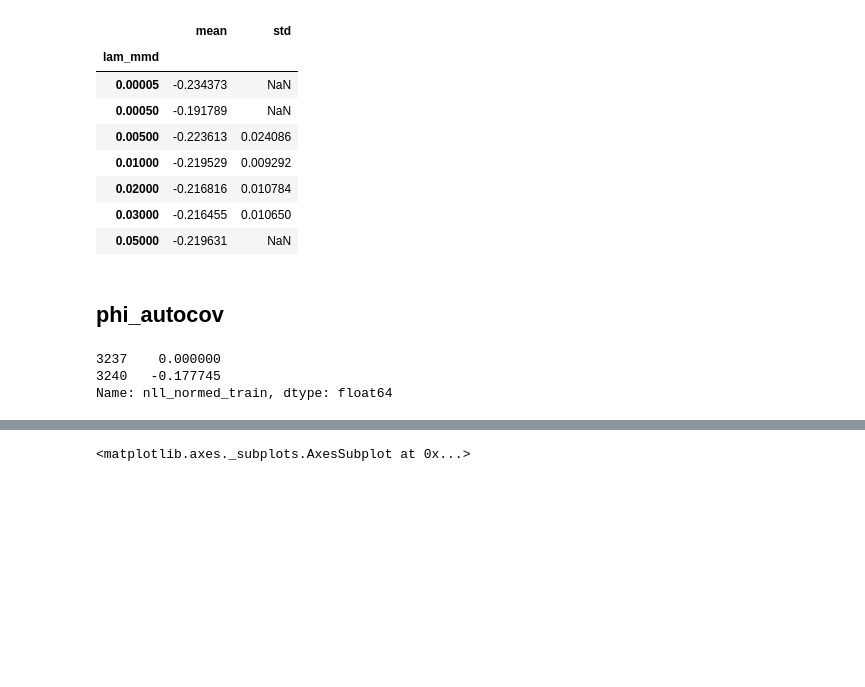
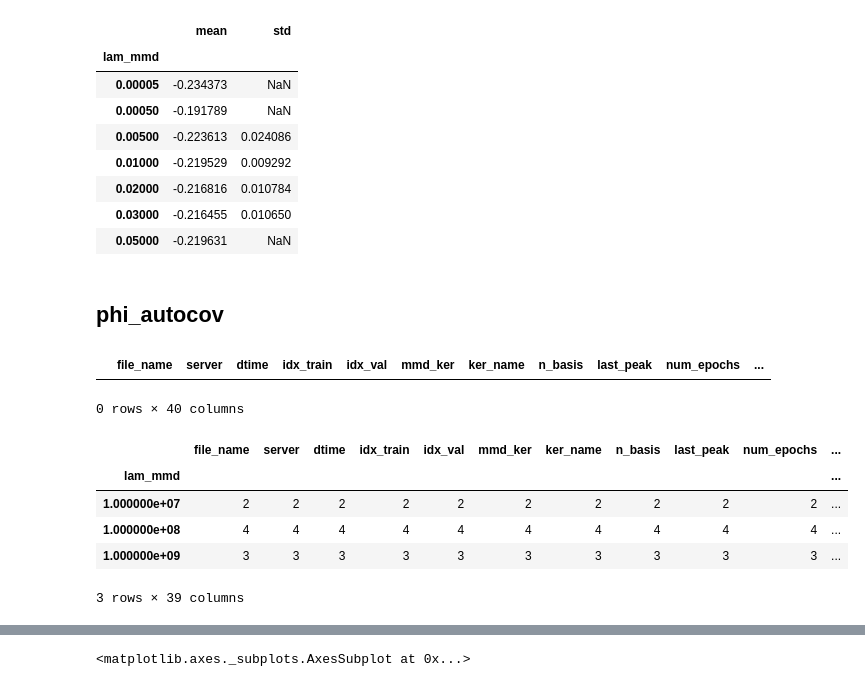
Before and after one commit to diegoarri91/mmd-glm, a Jupyter notebook: experiments/figure4/analysis.ipynb, the cells around one changed output, grey strips where cells are left out. Drawn from its saved outputs; the diff is of its cells as text; code cells hidden in the pictures; blank space fills up the shorter version.

```diff
--- a/experiments/figure4/analysis.ipynb
+++ b/experiments/figure4/analysis.ipynb
@@ -192,11 +190,19 @@ _data.groupby('lam_mmd')['nll_normed_train'].agg(['mean', 'std'])
 ## phi_autocov
 # %%
 df = df_summary.loc[(df_summary.ker_name == 'phi_autocov')]# & (df.initialization == 'ml')]
-# %%
-df.nll_normed_train
-# %% [output]
-3237    0.000000
-3240   -0.177745
-Name: nll_normed_train, dtype: float64
+# %%
+data
+# %% [output]
+|  | file_name | server | dtime | idx_train | idx_val | mmd_ker | ker_name | n_basis | last_peak | num_epochs | ... |
+0 rows × 40 columns
+# %%
+data.groupby('lam_mmd').count()
+# %% [output]
+|  | file_name | server | dtime | idx_train | idx_val | mmd_ker | ker_name | n_basis | last_peak | num_epochs | ... |
+| lam_mmd |  |  |  |  |  |  |  |  |  |  | ... |
+| 1.000000e+07 | 2 | 2 | 2 | 2 | 2 | 2 | 2 | 2 | 2 | 2 | ... |
+| 1.000000e+08 | 4 | 4 | 4 | 4 | 4 | 4 | 4 | 4 | 4 | 4 | ... |
+| 1.000000e+09 | 3 | 3 | 3 | 3 | 3 | 3 | 3 | 3 | 3 | 3 | ... |
+3 rows × 39 columns
 # %%
 data = df[df.nll_normed_train < 0].copy()
```
Also changed, not shown: parts of 3 cells of this notebook, 4 other files.
